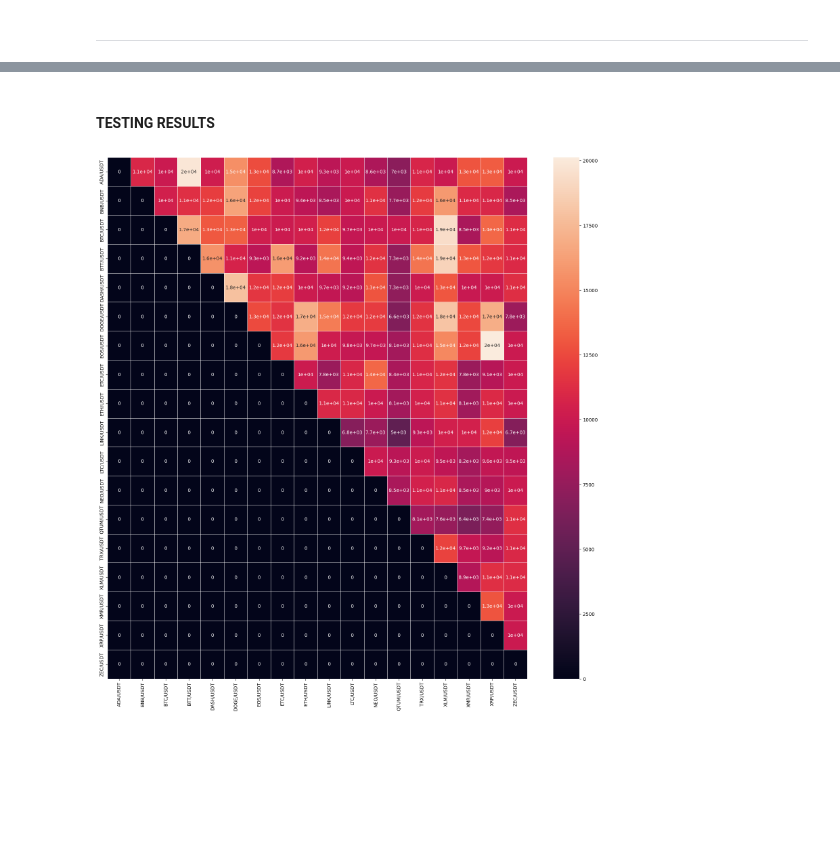
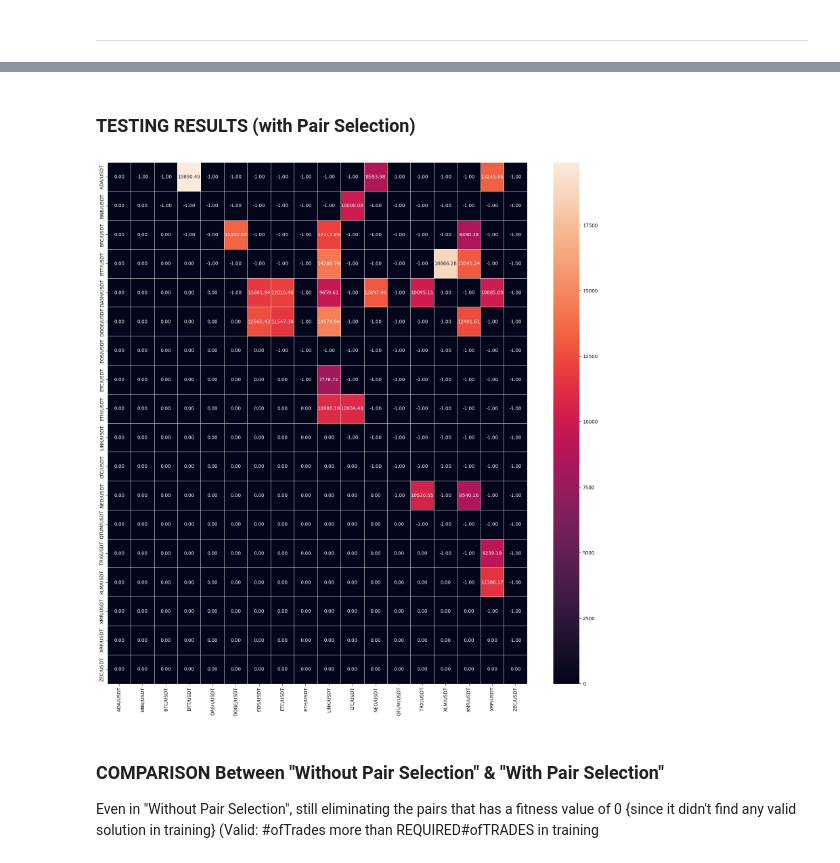
Before and after one commit to cansakiroglu/PairsTrading-YAP490, a Jupyter notebook: BuySell.ipynb, the cells around one changed output, grey strips where cells are left out. Cells and saved outputs as stored; diff of their text form; code cells hidden in the pictures; blank space fills up the shorter version.

Commit message:
Added Pair Selection (%_Profit: 11.08% -> 18.13%)

```diff
--- a/BuySell.ipynb
+++ b/BuySell.ipynb
@@ -235,7 +235,7 @@ class Chromosome:
             self.fitness = 0.0
 
         # Set has_calculated_fitness to True
-        self.has_calculated_fitness = True
+        self.has_calculated_fitness = True if is_train else False
 
     # Reproduction method: Crossover and mutation
     def reproduce(self, other):
@@ -404,0 +412,6 @@ Resulting Budget:  10000.0
+# %%
+### CORRELATION (for the pair selection)
+corr_matrix = train_df.corr()
+fig, ax = plt.subplots(figsize=(15,15))
+sn.heatmap(corr_matrix, annot=True, linewidths=.5, ax=ax)
+plt.show()
@@ -404,0 +420,27 @@ Resulting Budget:  10000.0
+# %%
+# TESTING with Pair Selection
+coins = test_df.columns.tolist()
+coins.remove('DATE')
+
+fitness_values_of_best_solutions_in_test_with_pair_selection = pd.DataFrame(0.0, index=coins, columns=coins)
+
+for solution in best_solutions:
+    chromosome, c1_, c2_ = solution
+
+    # Pair selection (Pair elemination)
+    chromosome.calc_fitness(data=train_df, is_train=True) # Get access to the training fitness value for decision making
+    if chromosome.fitness <= INITIAL_BUDGET or corr_matrix[c1_][c2_] < 0.7 or corr_matrix[c1_][c2_] > 0.8:
+        fitness_values_of_best_solutions_in_test_with_pair_selection.loc[c1_, c2_] = -1.00 # Meaning c1_ & c2_ are not selected, and they will not be traded
+        print("Pair eleminated: ", c1_, c2_)
+        print("Resulting Budget: ", -1.00)
+        print('-'*50)
+        continue
+
+    # Run the test
+    chromosome.calc_fitness(data=test_df, is_train=False)
+    fitness_values_of_best_solutions_in_test_with_pair_selection.loc[c1_, c2_] = chromosome.fitness
+
+    # Print for readability during testing
+    print("Done with pair: ", c1_, c2_)
+    print("Resulting Budget: ", chromosome.fitness)
+    print('-'*50)
@@ -405,9 +465,13 @@ Resulting Budget:  10000.0
 # %% [markdown]
-#### TESTING RESULTS
+### TESTING RESULTS (with Pair Selection)
 # %%
 # Show the fitness values of the best solutions in the test set
 fig, ax = plt.subplots(figsize=(20,20))
-sn.heatmap(fitness_values_of_best_solutions_in_test, annot=True, linewidths=.5, ax=ax)
+sn.heatmap(fitness_values_of_best_solutions_in_test_with_pair_selection, annot=True, linewidths=.5, ax=ax, fmt='.2f')
 plt.show()
 # %% [output]
-[figure, old version]
+[figure, new version]
+# %% [markdown]
+### COMPARISON Between "Without Pair Selection" & "With Pair Selection"
+
+Even in "Without Pair Selection", still eliminating the pairs that has a fitness value of 0 {since it didn't find any valid solution in training} (Valid: #ofTrades more than REQUIRED#ofTRADES in training
```
Also changed, not shown: parts of 10 cells of this notebook.
